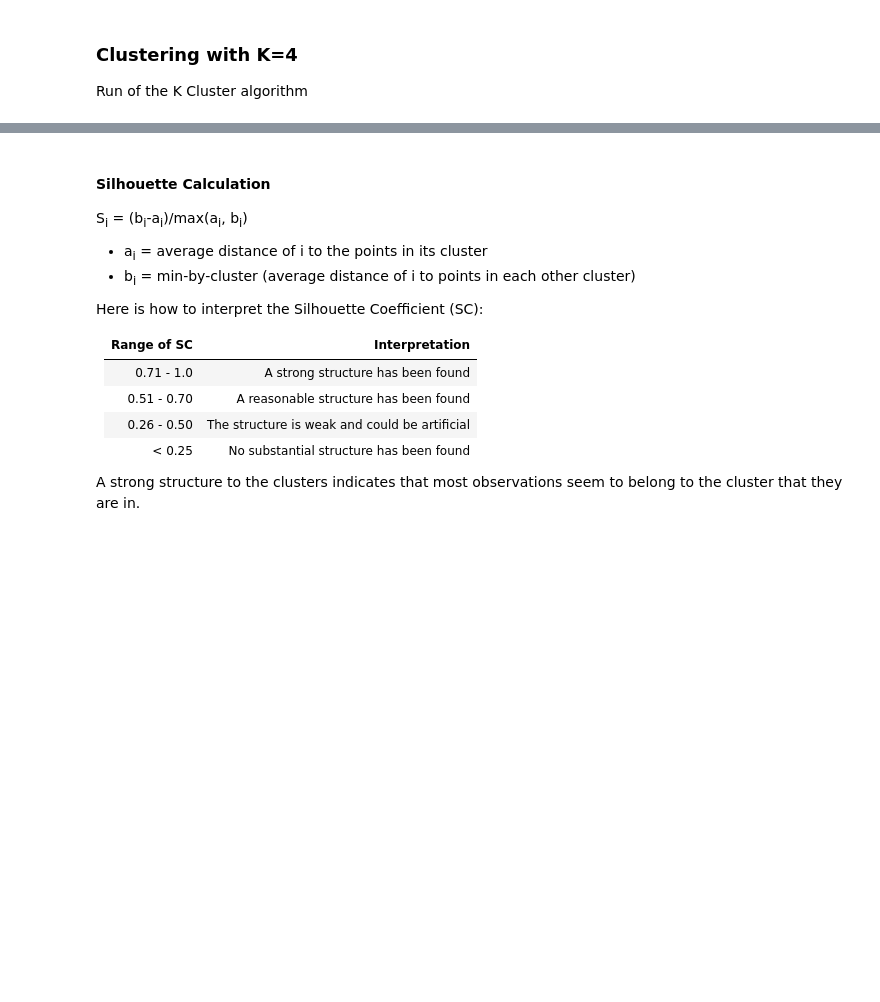
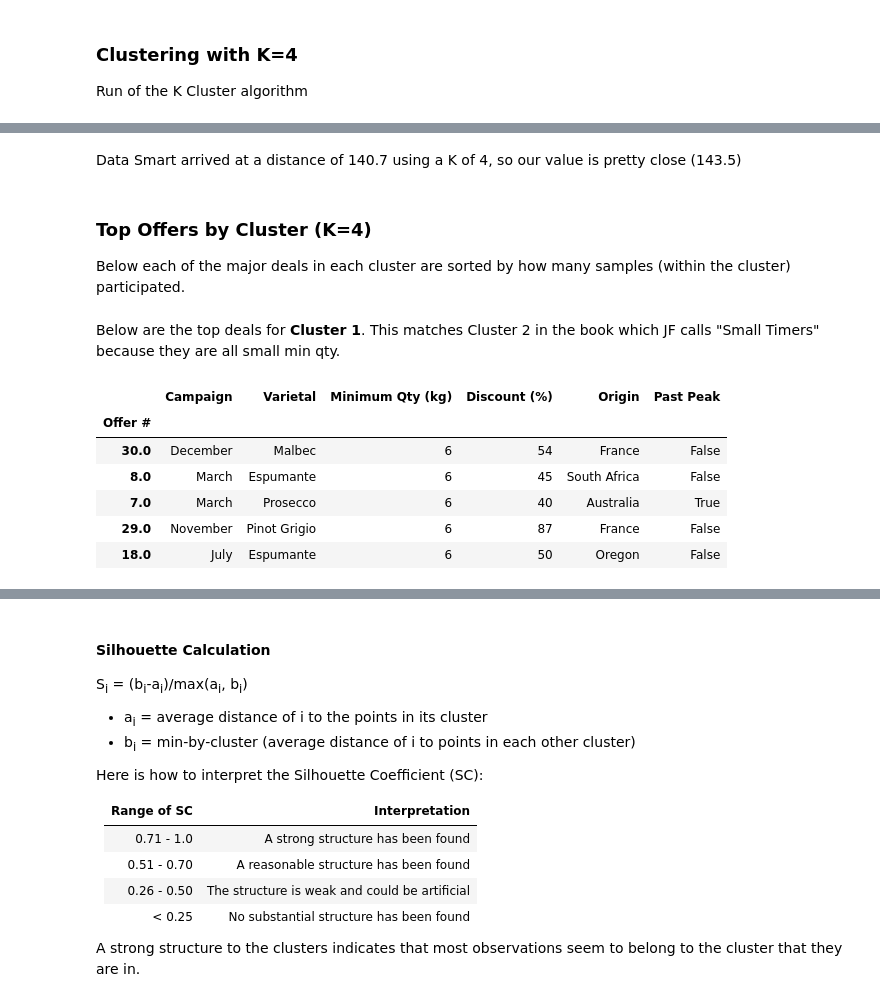
Before and after one commit to slstarnes/data-smart-sans-excel, a Jupyter notebook: Data Smart Sans Excel - Ch. 2.ipynb, the cells around one changed output, grey strips where cells are left out. Cells and saved outputs as stored; diff of their text form; code cells hidden in the pictures; blank space fills up the shorter version.

```diff
--- a/Data Smart Sans Excel - Ch. 2.ipynb
+++ b/Data Smart Sans Excel - Ch. 2.ipynb
@@ -183,0 +234,20 @@ Final Distance: 141.482028
+# %% [markdown]
+Data Smart arrived at a distance of 140.7 using a K of 4, so our value is pretty close (143.5)
+# %% [markdown]
+### Top Offers by Cluster (K=4)
+Below each of the major deals in each cluster are sorted by how many samples (within the cluster) participated.
+# %%
+top_offers = sorted_features(X,K,cluster_assignment_k4)
+# %% [markdown]
+Below are the top deals for **Cluster 1**.
+This matches Cluster 2 in the book which JF calls "Small Timers" because they are all small min qty.
+# %%
+order_info_df.loc[top_offers[0],:].head()
+# %% [output]
+|  | Campaign | Varietal | Minimum Qty (kg) | Discount (%) | Origin | Past Peak |
+| Offer # |  |  |  |  |  |  |
+| 30.0 | December | Malbec | 6 | 54 | France | False |
+| 8.0 | March | Espumante | 6 | 45 | South Africa | False |
+| 7.0 | March | Prosecco | 6 | 40 | Australia | True |
+| 29.0 | November | Pinot Grigio | 6 | 87 | France | False |
+| 18.0 | July | Espumante | 6 | 50 | Oregon | False |
```
Also changed, not shown: parts of 60 cells of this notebook.
